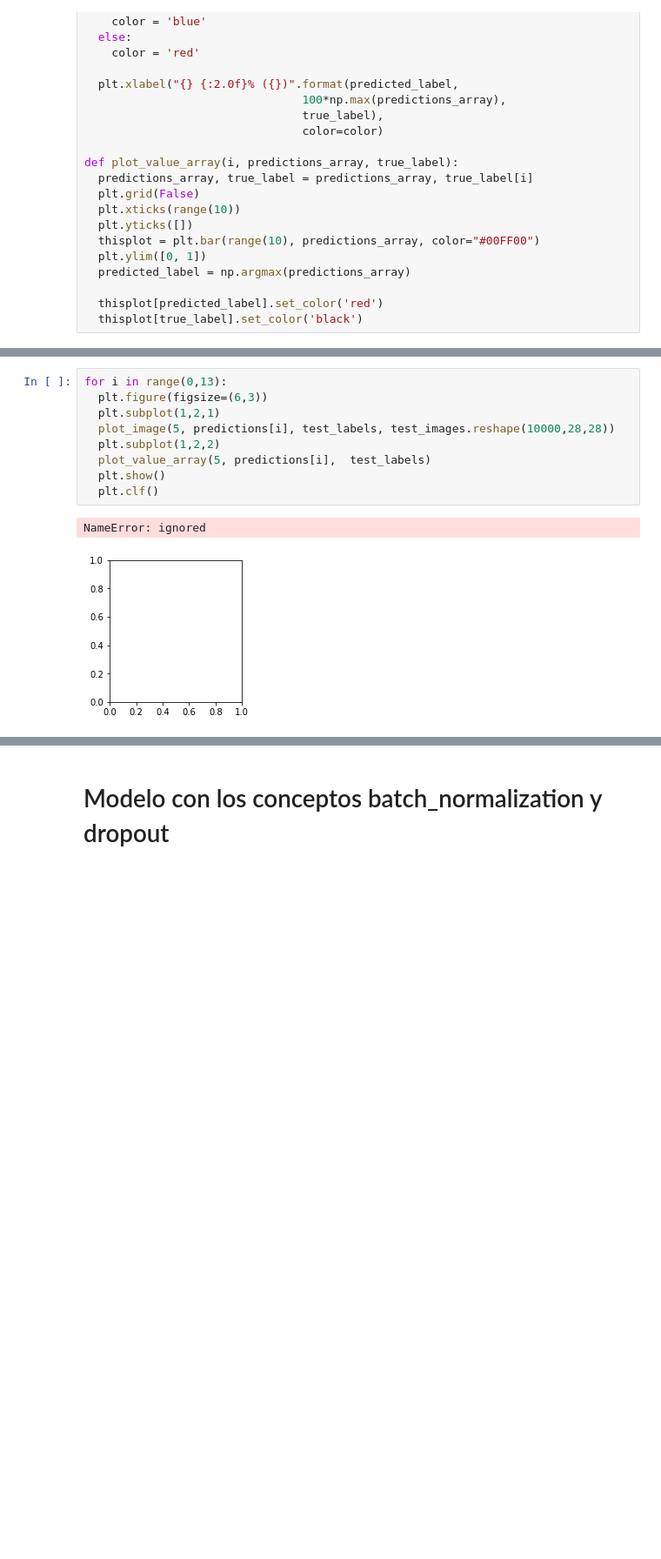
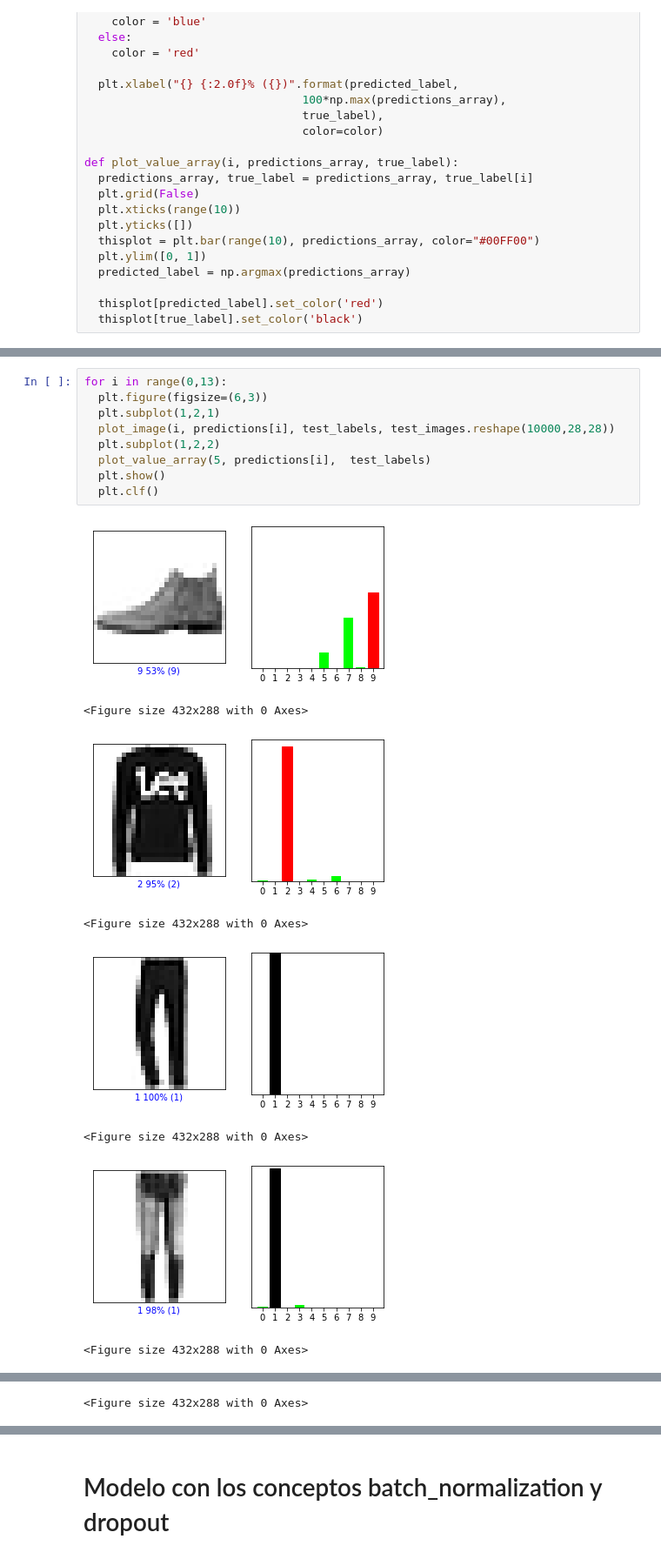
Before and after one commit to MartaAmoresCastillejo/AA_PRACTICA1_GRUPO_08-AA_PRACTICA1_GRUPO_, a Jupyter notebook: AA_PRÁCTICA2_GRUPO_10.ipynb, the cells around one changed output, grey strips where cells are left out. Shown at 87% size. Cells and saved outputs as stored; diff of their text form; blank space fills up the shorter version.

```diff
--- a/AA_PRÁCTICA2_GRUPO_10.ipynb
+++ b/AA_PRÁCTICA2_GRUPO_10.ipynb
@@ -530,12 +540,18 @@ NameError: ignored
 # %%
 for i in range(0,13):
   plt.figure(figsize=(6,3))
   plt.subplot(1,2,1)
-  plot_image(5, predictions[i], test_labels, test_images.reshape(10000,28,28))
+  plot_image(i, predictions[i], test_labels, test_images.reshape(10000,28,28))
   plt.subplot(1,2,2)
   plot_value_array(5, predictions[i],  test_labels)
   plt.show()
   plt.clf()
 # %% [output]
+[figure, new version]
-NameError: ignored
+<Figure size 432x288 with 0 Axes>
-[figure, old version]
+[figure, added]
+<Figure size 432x288 with 0 Axes>
+[figure, added]
+<Figure size 432x288 with 0 Axes>
+[figure, added]
+<Figure size 432x288 with 0 Axes>
@@ -541,0 +559 @@ NameError: ignored
+<Figure size 432x288 with 0 Axes>
```
Also changed, not shown: parts of 17 cells of this notebook.
